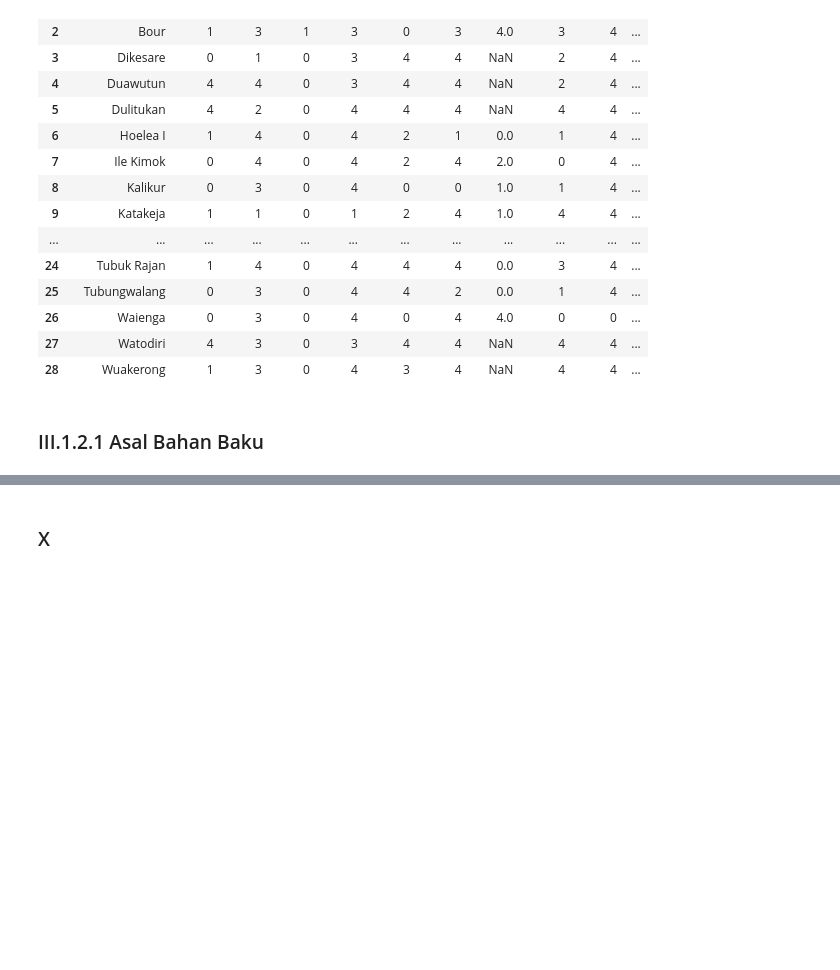
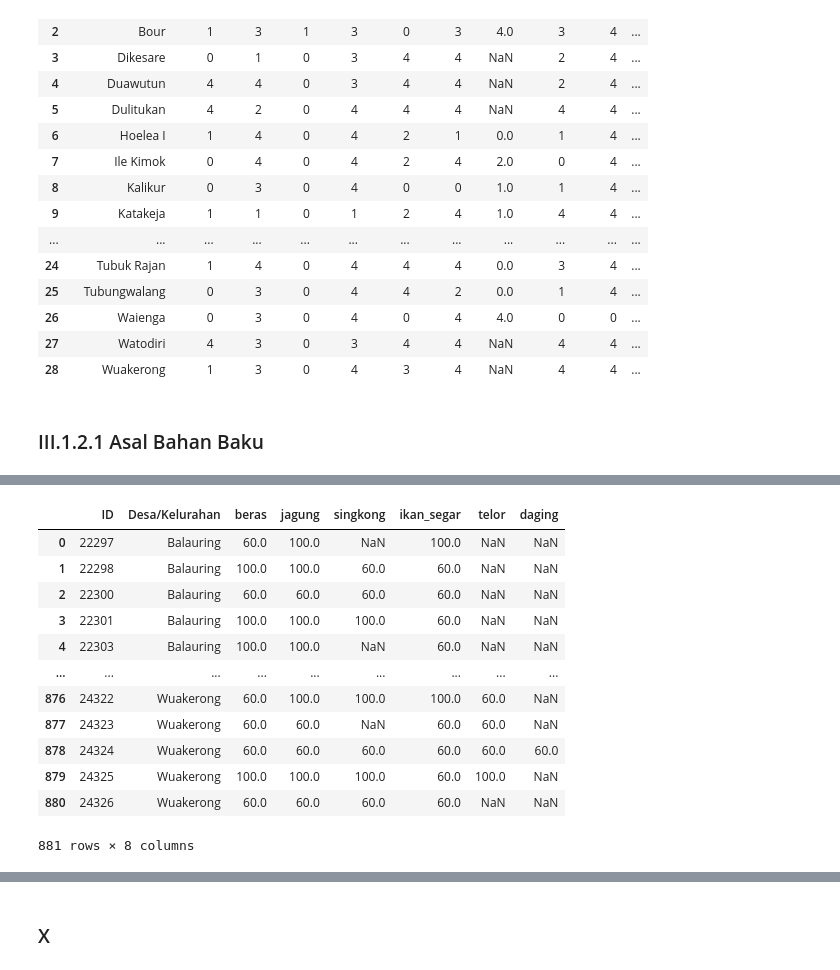
Before and after one commit to hldfiadn/rumah-tangga-mbkp, a Jupyter notebook: df sesuai atribut/perhitungan_IKP.ipynb, the cells around one changed output, grey strips where cells are left out. Saved outputs shown, nothing was run; the diff lists cells and outputs as text; code cells hidden in the pictures; blank space fills up the shorter version.

```diff
--- a/df sesuai atribut/perhitungan_IKP.ipynb
+++ b/df sesuai atribut/perhitungan_IKP.ipynb
@@ -2126,0 +2177,32 @@ desc_sorted
+# %%
+# BERAS: 100 kalau produksi / tidak beli / beli "Beras Lokal (Rp)"; 60 kalau hanya beli Beras Toko
+beras_100 = (any_pos(ktb, KTB_MAP["beras"], base_index) |
+             any_pos(p,   P_MAP["beras"],   base_index) |
+             any_pos(kb,  ["Beras_Lokal_(Sawah/Ladang_dalam_Rp)"], base_index))
+beras_60  = (~beras_100) & any_pos(kb, ["Beras_Toko"], base_index)
+scores["beras"] = np.select([beras_100, beras_60], [100, 60], default=np.nan)
+
+# JAGUNG
+jagung_100 = any_pos(ktb, KTB_MAP["jagung"], base_index) | any_pos(p, P_MAP["jagung"], base_index)
+jagung_60  = (~jagung_100) & any_pos(kb, KB_MAP["jagung"], base_index)
+scores["jagung"] = np.select([jagung_100, jagung_60], [100, 60], default=np.nan)
+
+# SINGKONG
+singkong_100 = any_pos(ktb, KTB_MAP["singkong"], base_index) | any_pos(p, P_MAP["singkong"], base_index)
+singkong_60  = (~singkong_100) & any_pos(kb, KB_MAP["singkong"], base_index)
+scores["singkong"] = np.select([singkong_100, singkong_60], [100, 60], default=np.nan)
+
+# IKAN SEGAR
+ikan_100 = any_pos(ktb, KTB_MAP["ikan_segar"], base_index) | any_pos(p, P_MAP["ikan_segar"], base_index)
+ikan_60  = (~ikan_100) & any_pos(kb, KB_MAP["ikan_segar"], base_index)
+scores["ikan_segar"] = np.select([ikan_100, ikan_60], [100, 60], default=np.nan)
+
+# TELOR
+telor_100 = any_pos(ktb, KTB_MAP["telor"], base_index) | any_pos(p, P_MAP["telor"], base_index)
+telor_60  = (~telor_100) & any_pos(kb, KB_MAP["telor"], base_index)
+scores["telor"] = np.select([telor_100, telor_60], [100, 60], default=np.nan)
+
+# DAGING
+daging_100 = any_pos(ktb, KTB_MAP["daging"], base_index) | any_pos(p, P_MAP["daging"], base_index)
+daging_60  = (~daging_100) & any_pos(kb, KB_MAP["daging"], base_index)
+scores["daging"] = np.select([daging_100, daging_60], [100, 60], default=np.nan)
@@ -2126,0 +2218,16 @@ desc_sorted
+# %%
+asal_bahan
+# %% [output]
+|  | ID | Desa/Kelurahan | beras | jagung | singkong | ikan_segar | telor | daging |
+| 0 | 22297 | Balauring | 60.0 | 100.0 | NaN | 100.0 | NaN | NaN |
+| 1 | 22298 | Balauring | 100.0 | 100.0 | 60.0 | 60.0 | NaN | NaN |
+| 2 | 22300 | Balauring | 60.0 | 60.0 | 60.0 | 60.0 | NaN | NaN |
+| 3 | 22301 | Balauring | 100.0 | 100.0 | 100.0 | 60.0 | NaN | NaN |
+| 4 | 22303 | Balauring | 100.0 | 100.0 | NaN | 60.0 | NaN | NaN |
+| ... | ... | ... | ... | ... | ... | ... | ... | ... |
+| 876 | 24322 | Wuakerong | 60.0 | 100.0 | 100.0 | 100.0 | 60.0 | NaN |
+| 877 | 24323 | Wuakerong | 60.0 | 60.0 | NaN | 60.0 | 60.0 | NaN |
+| 878 | 24324 | Wuakerong | 60.0 | 60.0 | 60.0 | 60.0 | 60.0 | 60.0 |
+| 879 | 24325 | Wuakerong | 100.0 | 100.0 | 100.0 | 60.0 | 100.0 | NaN |
+| 880 | 24326 | Wuakerong | 60.0 | 60.0 | 60.0 | 60.0 | NaN | NaN |
+881 rows × 8 columns
```
Also changed, not shown: parts of 10 cells of this notebook, 5 other files.
